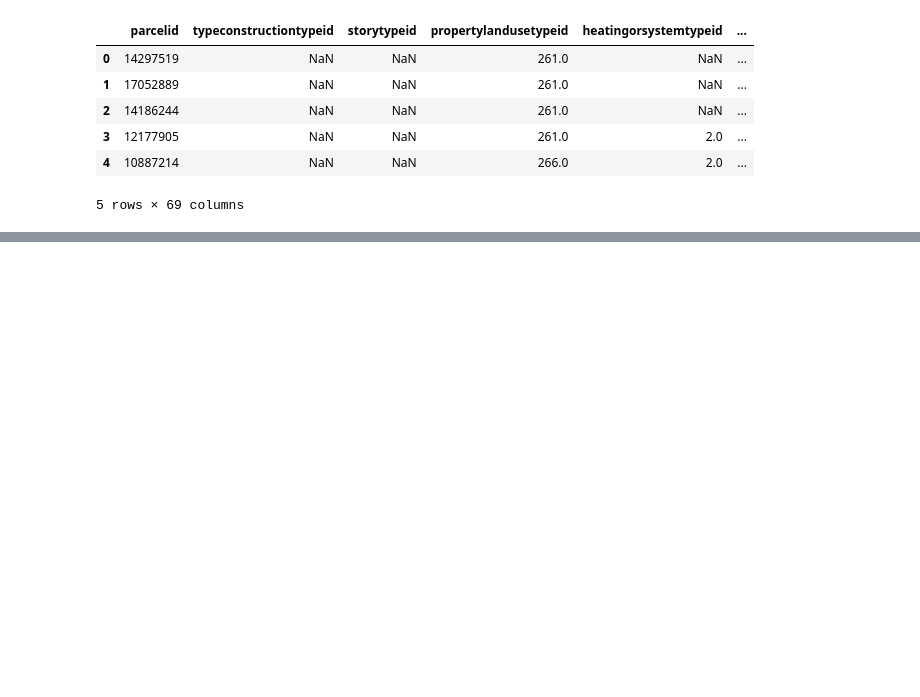
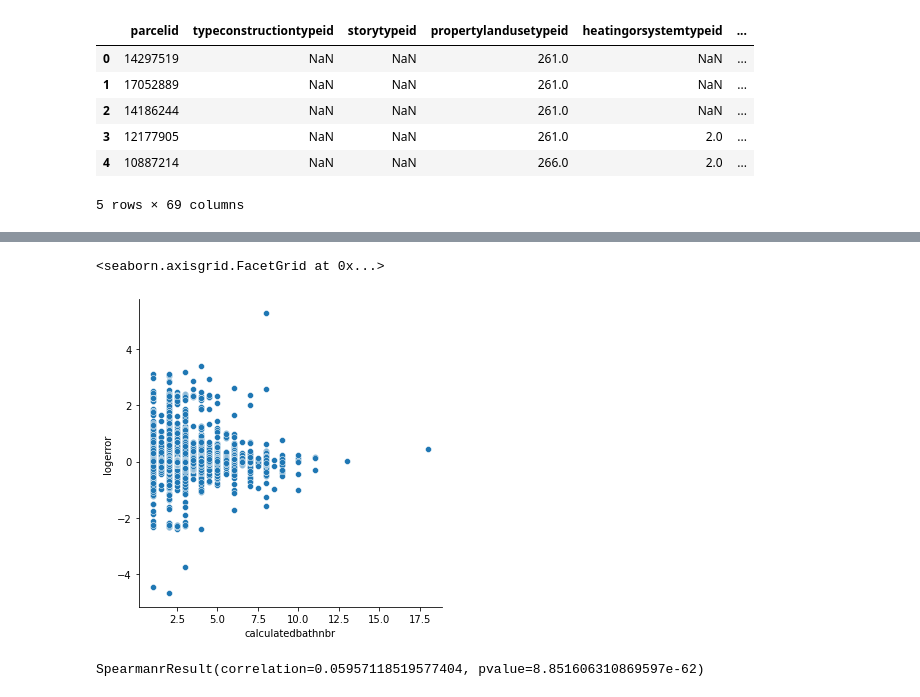
Before and after one commit to richie-p-meyer/clustering-exercises, a Jupyter notebook: explore_zillow.ipynb, the cells around one changed output, grey strips where cells are left out. Cells and saved outputs as stored; diff of their text form; code cells hidden in the pictures; blank space fills up the shorter version.

```diff
--- a/explore_zillow.ipynb
+++ b/explore_zillow.ipynb
@@ -51,0 +97,9 @@ df = df.loc[:,~n]
+# %%
+sns.relplot(data = df, x='calculatedbathnbr',y='logerror')
+# %% [output]
+<seaborn.axisgrid.FacetGrid at 0x...>
+[figure, added]
+# %%
+stats.spearmanr(df.calculatedbathnbr,df.logerror)
+# %% [output]
+SpearmanrResult(correlation=0.05957118519577404, pvalue=8.851606310869597e-62)
```
Also changed, not shown: parts of 13 cells of this notebook, 2 other files.
